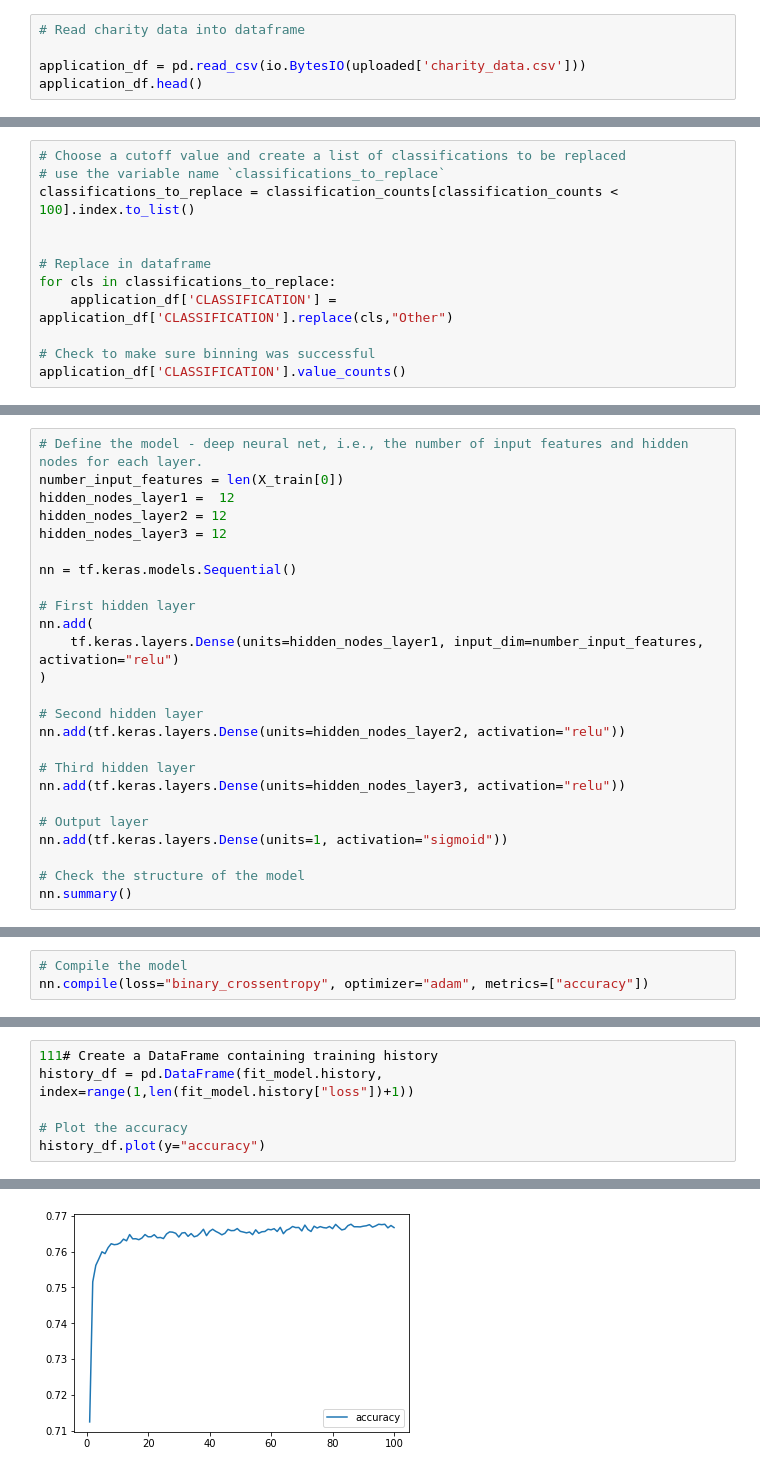
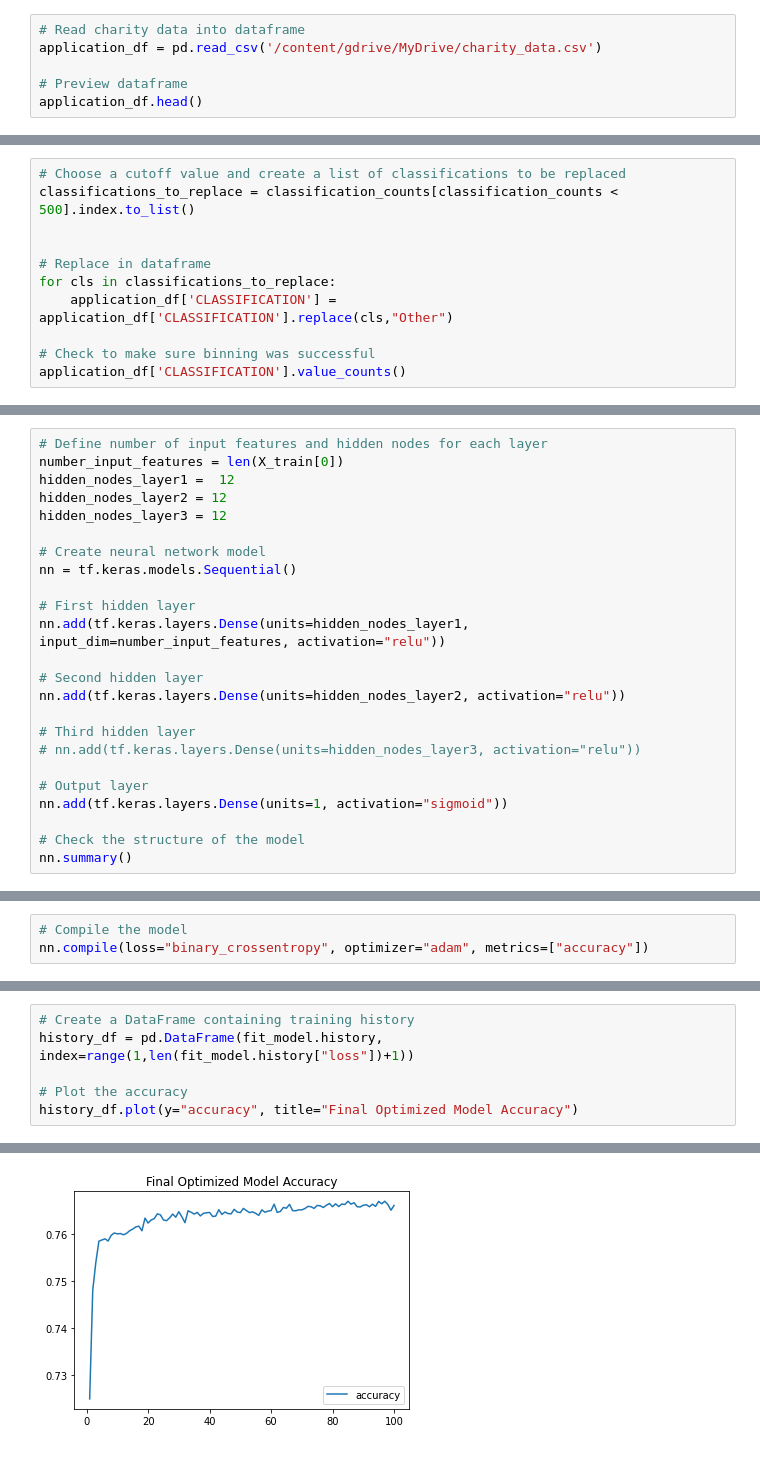
Before and after one commit to gdagger/Deep-Learning-Challenge, a Jupyter notebook: AlphabetSoupCharity_Optimization.ipynb, the cells around one changed output, grey strips where cells are left out. Drawn from its saved outputs; the diff is of its cells as text.

Commit message:
Re-downloaded files from google colab and added to repo, replaced older versions

```diff
--- a/AlphabetSoupCharity_Optimization.ipynb
+++ b/AlphabetSoupCharity_Optimization.ipynb
@@ -16,7 +16,8 @@ Saving charity_data.csv to charity_data.csv
 # %%
 # Read charity data into dataframe
+application_df = pd.read_csv('/content/gdrive/MyDrive/charity_data.csv')
 
-application_df = pd.read_csv(io.BytesIO(uploaded['charity_data.csv']))
+# Preview dataframe
 application_df.head()
 # %% [output]
 |  | EIN | NAME | APPLICATION_TYPE | AFFILIATION | CLASSIFICATION | USE_CASE | ORGANIZATION | STATUS | ... |
@@ -171,8 +191,7 @@ C1256        2
 Name: CLASSIFICATION, dtype: int64
 # %%
 # Choose a cutoff value and create a list of classifications to be replaced
-# use the variable name `classifications_to_replace`
-classifications_to_replace = classification_counts[classification_counts < 100].index.to_list()
+classifications_to_replace = classification_counts[classification_counts < 500].index.to_list()
 
 
 # Replace in dataframe
@@ -241,24 +263,23 @@ X_test_scaled = X_scaler.transform(X_test)
 # %% [markdown]
 ## Compile, Train and Evaluate the Model
 # %%
-# Define the model - deep neural net, i.e., the number of input features and hidden nodes for each layer.
+# Define number of input features and hidden nodes for each layer
 number_input_features = len(X_train[0])
 hidden_nodes_layer1 =  12
 hidden_nodes_layer2 = 12
 hidden_nodes_layer3 = 12
 
+# Create neural network model
 nn = tf.keras.models.Sequential()
 
 # First hidden layer
-nn.add(
-    tf.keras.layers.Dense(units=hidden_nodes_layer1, input_dim=number_input_features, activation="relu")
-)
+nn.add(tf.keras.layers.Dense(units=hidden_nodes_layer1, input_dim=number_input_features, activation="relu"))
 
 # Second hidden layer
 nn.add(tf.keras.layers.Dense(units=hidden_nodes_layer2, activation="relu"))
 
 # Third hidden layer
-nn.add(tf.keras.layers.Dense(units=hidden_nodes_layer3, activation="relu"))
+# nn.add(tf.keras.layers.Dense(units=hidden_nodes_layer3, activation="relu"))
 
 # Output layer
 nn.add(tf.keras.layers.Dense(units=1, activation="sigmoid"))
@@ -317,7 +336,7 @@ Loss: 0.4973186254501343, Accuracy: 0.751720130443573
 # %%
-111# Create a DataFrame containing training history
+# Create a DataFrame containing training history
 history_df = pd.DataFrame(fit_model.history, index=range(1,len(fit_model.history["loss"])+1))
 
 # Plot the accuracy
-history_df.plot(y="accuracy")
+history_df.plot(y="accuracy", title="Final Optimized Model Accuracy")
 # %% [output]
@@ -325,2 +344,2 @@ history_df.plot(y="accuracy")
-[figure, old version]
+[figure, new version]
 # %%
```
Also changed, not shown: parts of 17 cells of this notebook, 3 other files.
